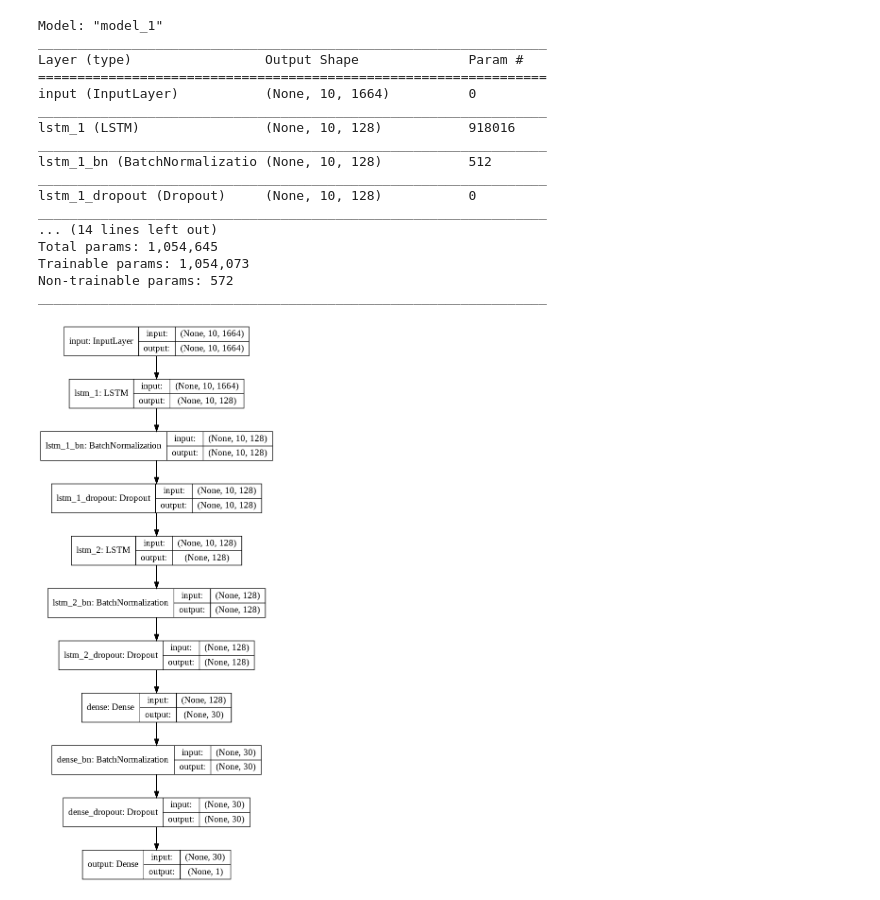
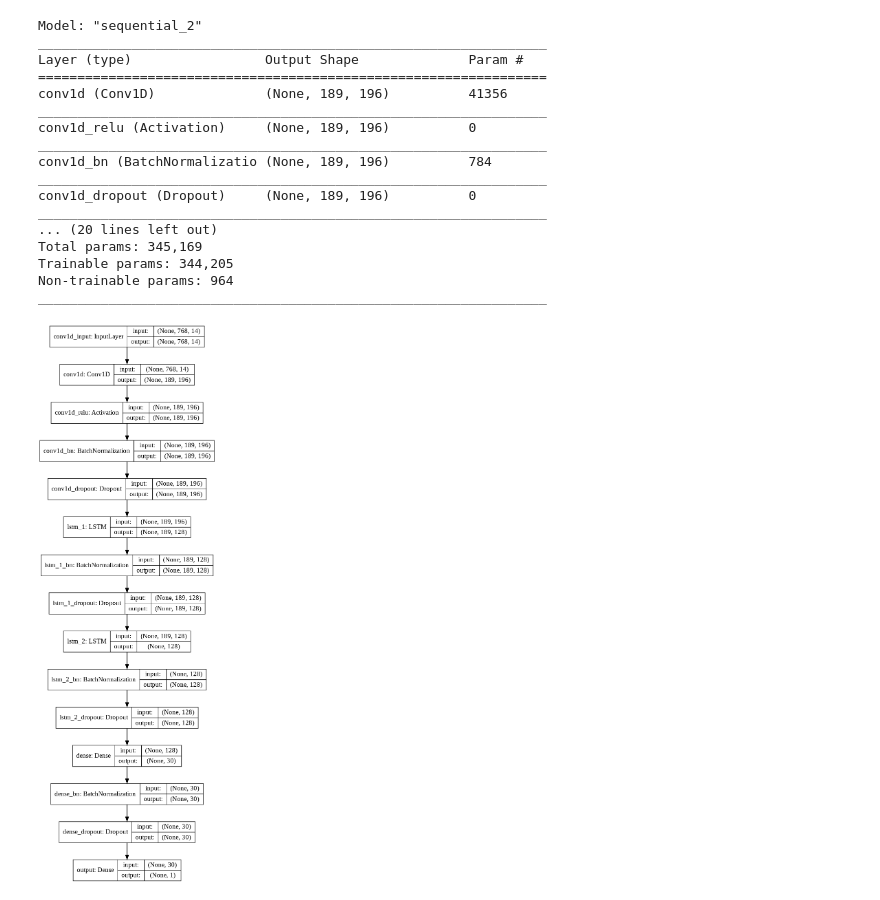
Before and after one commit to sjawhar/no-wander, a Jupyter notebook: notebooks/LSTM.ipynb, the cells around one changed output. Saved outputs shown, nothing was run; the diff lists cells and outputs as text; code cells hidden in the pictures.

```diff
--- a/notebooks/LSTM.ipynb
+++ b/notebooks/LSTM.ipynb
@@ -5,0 +65,3 @@ Using TensorFlow backend.
+# %%
+X, Y, NUM_FEATURES = get_data('../data/epochs/1572178629-1577962907.h5')
+NUM_SAMPLES = 6
@@ -53,44 +151,32 @@ def get_lstm_model(
 # %%
-NUM_SAMPLES = 10
-NUM_FEATURES = 13
-SAMPLE_SIZE = 128
+from keras.utils import plot_model
 
-model_one = get_lstm_model(
-    (NUM_SAMPLES, NUM_FEATURES * SAMPLE_SIZE),
-    [
-        { "units": 128, "dropout": 0.2, "ic_params": { "dropout": 0.2 } },
-        { "units": 128, "ic_params": { "dropout": 0.2 } },
-    ],
-    conv1d_params=None,
-)
 model_two = get_lstm_model(
     (NUM_SAMPLES * SAMPLE_SIZE, NUM_FEATURES),
     [
         { "units": 128, "dropout": 0, "ic_params": { "dropout": 0.2 } },
         { "units": 128, "ic_params": { "dropout": 0.2 } },
     ],
     conv1d_params={"filters": 196, "kernel_size": 15, "strides": 4},
 )
+model_two.summary()
+plot_model(model_two, to_file='model_two.png', show_shapes=True, show_layer_names=True)
+# %% [output]
+Model: "sequential_2"
+_________________________________________________________________
+Layer (type)                 Output Shape              Param #
+=================================================================
+conv1d (Conv1D)              (None, 189, 196)          41356
+_________________________________________________________________
+conv1d_relu (Activation)     (None, 189, 196)          0
+_________________________________________________________________
+conv1d_bn (BatchNormalizatio (None, 189, 196)          784
+_________________________________________________________________
+conv1d_dropout (Dropout)     (None, 189, 196)          0
+_________________________________________________________________
+... (20 lines left out)
+Total params: 345,169
+Trainable params: 344,205
+Non-trainable params: 964
+_________________________________________________________________
+[figure, added]
-# %%
-from keras.utils import plot_model
-model_one.summary()
-plot_model(model_one, to_file='model_one.png', show_shapes=True, show_layer_names=True)
-# %% [output]
-Model: "model_1"
-_________________________________________________________________
-Layer (type)                 Output Shape              Param #
-=================================================================
-input (InputLayer)           (None, 10, 1664)          0
-_________________________________________________________________
-lstm_1 (LSTM)                (None, 10, 128)           918016
-_________________________________________________________________
-lstm_1_bn (BatchNormalizatio (None, 10, 128)           512
-_________________________________________________________________
-lstm_1_dropout (Dropout)     (None, 10, 128)           0
-_________________________________________________________________
-... (14 lines left out)
-Total params: 1,054,645
-Trainable params: 1,054,073
-Non-trainable params: 572
-_________________________________________________________________
-[figure, removed]
```
Also changed, not shown: parts of 6 cells of this notebook, 1 other file.
